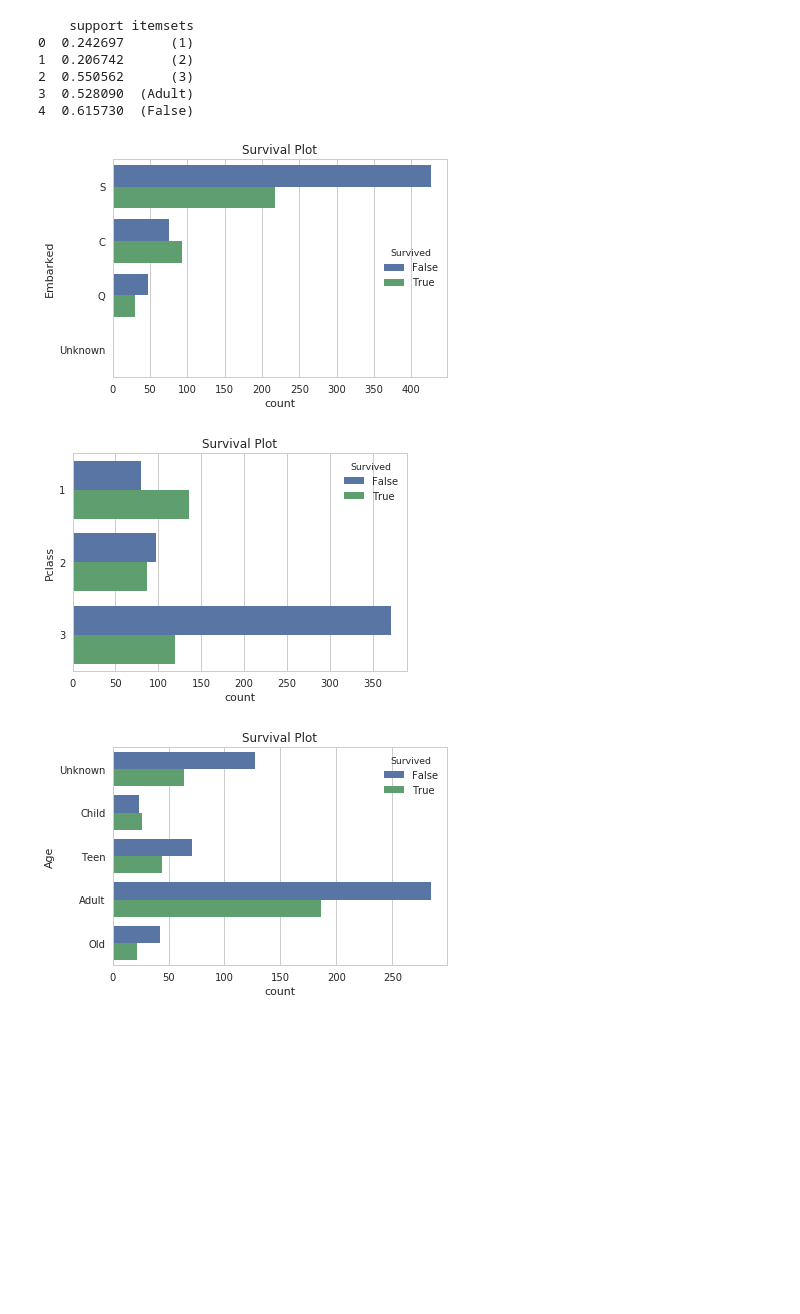
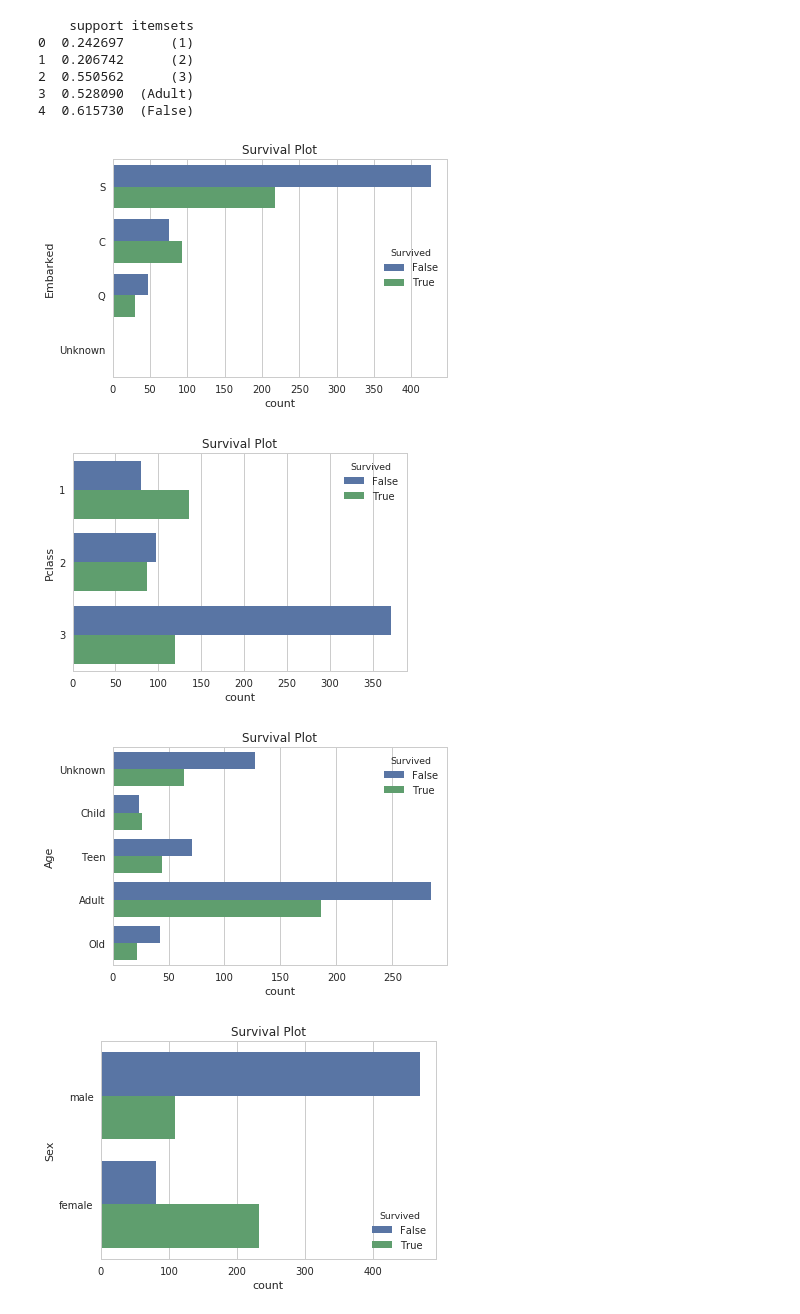
Before and after one commit to bhachauk/Learn_MachineLearning, a Jupyter notebook: 04.Data_Mining/Association_rule_mining/Association_Ruels_Mining_On_Titanic_Dataset.ipynb, the cells around one changed output. Drawn from its saved outputs; the diff is of its cells as text; code cells hidden in the pictures; blank space fills up the shorter version.

```diff
--- a/04.Data_Mining/Association_rule_mining/Association_Ruels_Mining_On_Titanic_Dataset.ipynb
+++ b/04.Data_Mining/Association_rule_mining/Association_Ruels_Mining_On_Titanic_Dataset.ipynb
@@ -108,16 +108,17 @@ print output.head()
 3  0.528090  (Adult)
 4  0.615730  (False)
 # %%
-for x in ['Embarked', 'Pclass','Age']:
+for x in ['Embarked', 'Pclass','Age', 'Sex']:
     sns.set(style="whitegrid")
     ax = sns.countplot(y=x, hue="Survived", data=in_titanic)
     plt.ylabel(x)
     plt.title('Survival Plot')
     plt.show()
 # %% [output]
 [figure]
 [figure]
 [figure]
+[figure, added]
 # %%
 config = [
     ('antecedent support', 0.7),
```
Also changed, not shown: parts of 8 cells of this notebook, 1 other file.
